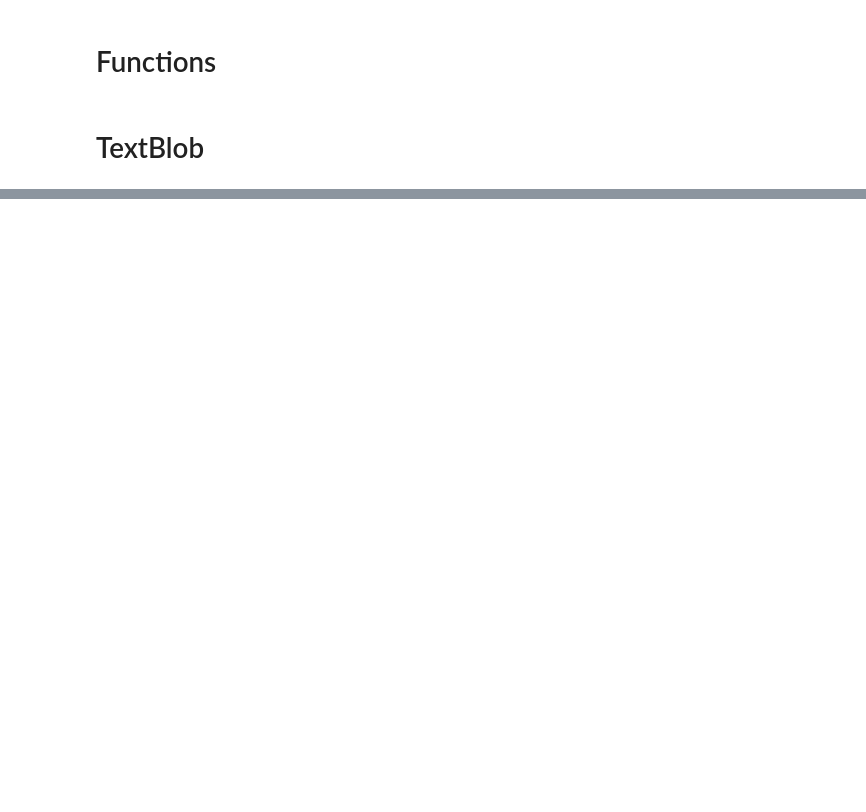
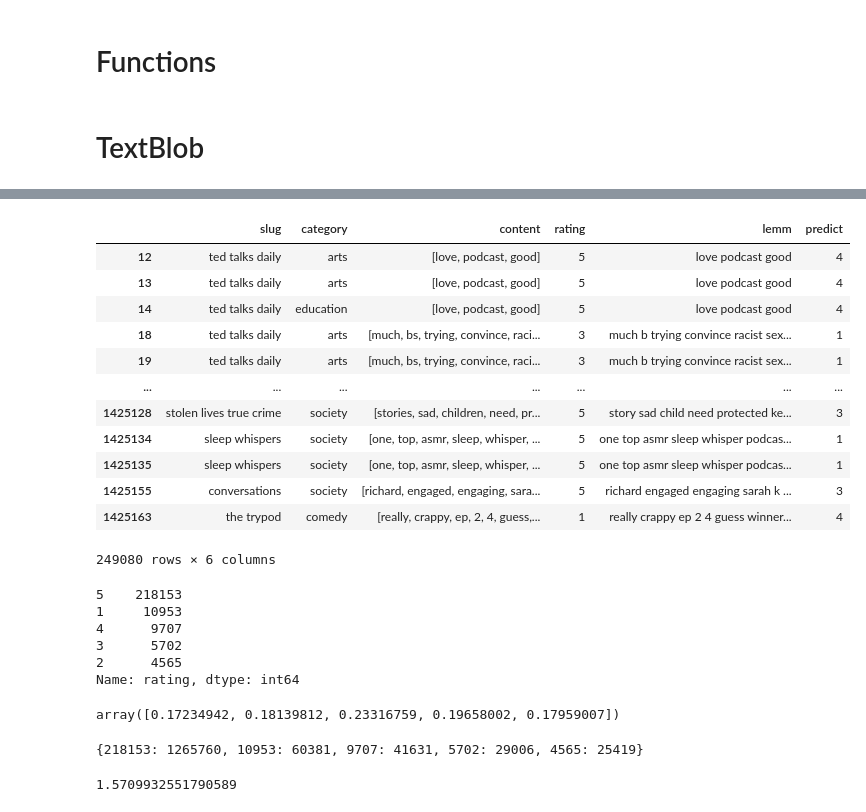
Before and after one commit to tcmcaleer/podcast_nlp, a Jupyter notebook: podcast.ipynb, the cells around one changed output, grey strips where cells are left out. Cells and saved outputs as stored; diff of their text form; code cells hidden in the pictures; blank space fills up the shorter version.

```diff
--- a/podcast.ipynb
+++ b/podcast.ipynb
@@ -177,0 +348,41 @@ y_predicted_counts = rf.predict(tf)
+# %%
+filtered = data[data['rating'] != data['predict']]
+filtered
+# %% [output]
+|  | slug | category | content | rating | lemm | predict |
+| 12 | ted talks daily | arts | [love, podcast, good] | 5 | love podcast good | 4 |
+| 13 | ted talks daily | arts | [love, podcast, good] | 5 | love podcast good | 4 |
+| 14 | ted talks daily | education | [love, podcast, good] | 5 | love podcast good | 4 |
+| 18 | ted talks daily | arts | [much, bs, trying, convince, raci... | 3 | much b trying convince racist sex... | 1 |
+| 19 | ted talks daily | arts | [much, bs, trying, convince, raci... | 3 | much b trying convince racist sex... | 1 |
+| ... | ... | ... | ... | ... | ... | ... |
+| 1425128 | stolen lives true crime | society | [stories, sad, children, need, pr... | 5 | story sad child need protected ke... | 3 |
+| 1425134 | sleep whispers | society | [one, top, asmr, sleep, whisper, ... | 5 | one top asmr sleep whisper podcas... | 1 |
+| 1425135 | sleep whispers | society | [one, top, asmr, sleep, whisper, ... | 5 | one top asmr sleep whisper podcas... | 1 |
+| 1425155 | conversations | society | [richard, engaged, engaging, sara... | 5 | richard engaged engaging sarah k ... | 3 |
+| 1425163 | the trypod | comedy | [really, crappy, ep, 2, 4, guess,... | 1 | really crappy ep 2 4 guess winner... | 4 |
+249080 rows × 6 columns
+# %%
+filtered['rating'].value_counts()
+# %% [output]
+5    218153
+1     10953
+4      9707
+3      5702
+2      4565
+Name: rating, dtype: int64
+# %%
+# % of total ratings that were misclassified
+
+np.array(filtered['rating'].value_counts()) / np.array(data['rating'].value_counts())
+# %% [output]
+array([0.17234942, 0.18139812, 0.23316759, 0.19658002, 0.17959007])
+# %%
+compare = dict(zip(np.array(filtered['rating'].value_counts()), np.array(data['rating'].value_counts())))
+print(compare)
+# %% [output]
+{218153: 1265760, 10953: 60381, 9707: 41631, 5702: 29006, 4565: 25419}
+# %%
+(np.array(filtered['rating']) - np.array(filtered['predict'])).mean()
+# %% [output]
+1.5709932551790589
```
Also changed, not shown: parts of 23 cells of this notebook.
